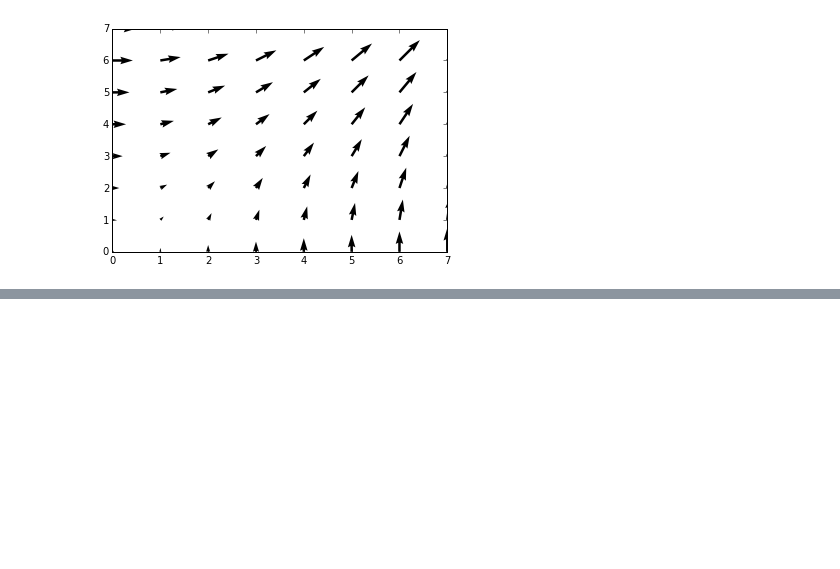
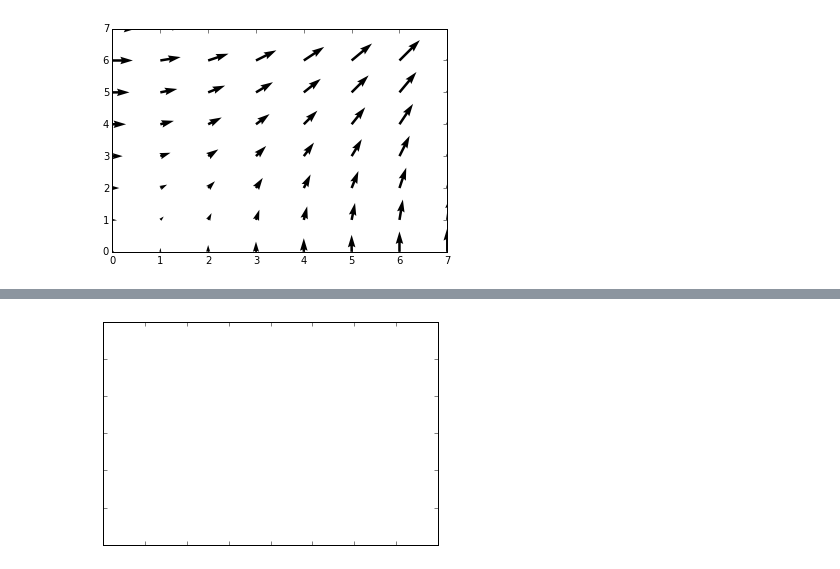
Before and after one commit to Harshan95/CSCI-2000U-100520376, a Jupyter notebook: matplotlib/matplotlib_exercises.ipynb, the cells around one changed output, grey strips where cells are left out. Drawn from its saved outputs; the diff is of its cells as text; code cells hidden in the pictures; blank space fills up the shorter version.

````diff
--- a/matplotlib/matplotlib_exercises.ipynb
+++ b/matplotlib/matplotlib_exercises.ipynb
@@ -226,6 +226,16 @@ axes.set_yticklabels([])
 
 plt.show()
 ```
+# %%
+axes = plt.gca()
+axes.set_xlim(0,4)
+axes.set_ylim(0,3)
+axes.set_xticklabels([])
+axes.set_yticklabels([])
+
+plt.show()
+# %% [output]
+[figure, added]
 # %% [markdown]
 ## Multi Plot
 
````
